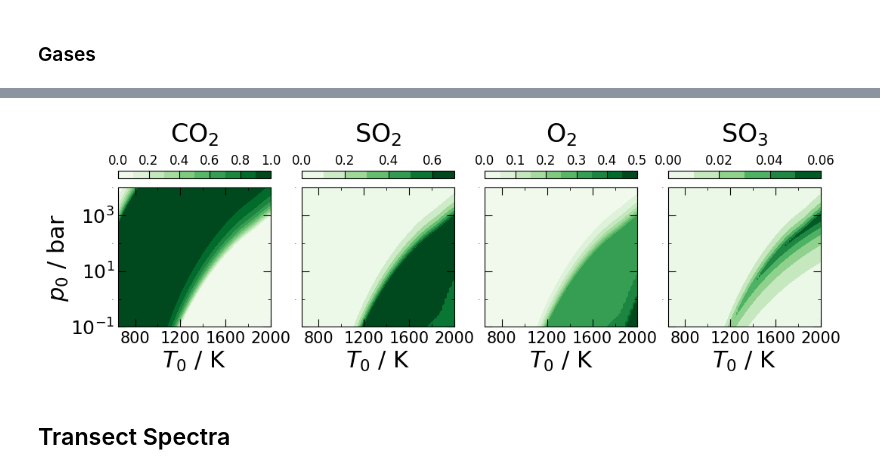
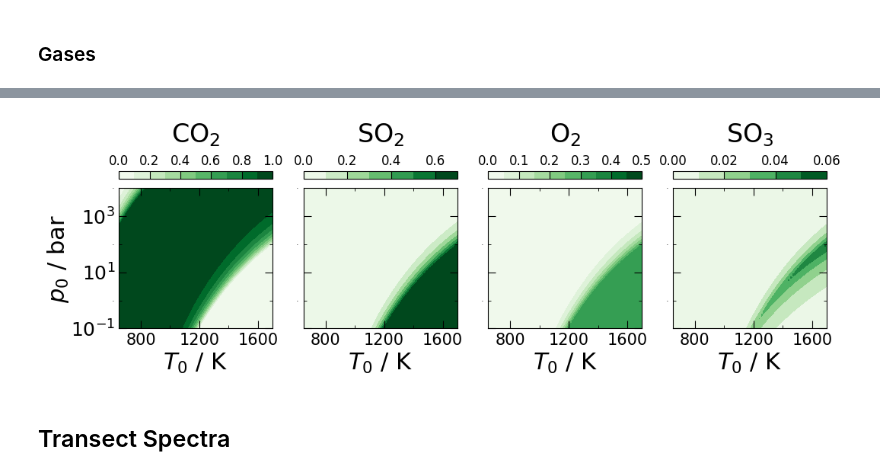
Before and after one commit to xbyrne/sai, a Jupyter notebook: _figures_for_paper.ipynb, the cells around one changed output, grey strips where cells are left out. Drawn from its saved outputs; the diff is of its cells as text; code cells hidden in the pictures.

```diff
--- a/_figures_for_paper.ipynb
+++ b/_figures_for_paper.ipynb
@@ -106,10 +106,6 @@ for i, (ax, gallerand, nb, lvl) in enumerate(zip(axs.ravel(), gallerands, nbs, l
    if gallerand+'[l]' in cond_mf_df.columns:
       mf += myutils.squarsh(cond_mf_df, gallerand+'[l]')
    ax.set_title(myutils.chemlatex(gallerand), y=1.28, fontsize=24)
-   ax.set_xticks([800,1200,1600,2000])
-   ax.set_xticks([1000,1400,1800], minor=True)
-   ax.set_yscale('log')
-   ax.set_yticks([1,1e2,1e4], minor=True)
    ax.tick_params(axis='both', which='minor', direction='in',
                   labelsize=0, size=3,
                   top=True, right=True)
@@ -122,11 +118,17 @@ for i, (ax, gallerand, nb, lvl) in enumerate(zip(axs.ravel(), gallerands, nbs, l
    cbar.locator = ticker.MaxNLocator(nbins=nb)
    cbar.update_ticks()
    cbar.ax.tick_params(labelsize=12)
+
+   ax.set_xlim([650,1700])
+   ax.set_xticks([800,1200,1600])
+   ax.set_xticks([1000,1400], minor=True)
+   ax.set_yscale('log')
+   ax.set_yticks([1,1e2,1e4], minor=True)
+   ax.set_xlabel(r'$T_0$ / K', fontsize=22)
    if i!=0:
       ax.set_yticklabels([])
    else:
       ax.set_ylabel(r'$p_0$ / bar', labelpad=0, fontsize=22)
-   ax.set_xlabel(r'$T_0$ / K', fontsize=22)
    ax.tick_params(axis='x', which='major', labelsize=15)
 
 ax = axs[0]
@@ -159,41 +152,43 @@ vmr_df.head()
 # %%
 fg, axs = plt.subplots(1,4, figsize=(12,3),
                        gridspec_kw={'wspace':.2}
                        )
 gallerands = [
    'CO2','SO2','O2','SO3'
 ]
 nbs = [6,4,6,3]
 lvls = [10,7,10,6]
 for i, (ax, gallerand, nb, lvl) in enumerate(zip(axs, gallerands, nbs, lvls)):
    vmr = myutils.squarsh(vmr_df, gallerand)
    ax.set_title(myutils.chemlatex(gallerand), y=1.28, fontsize=24)
-   ax.set_xticks([800,1200,1600,2000])
-   ax.set_xticks([1000,1400,1800], minor=True)
-   ax.set_yscale('log')
-   ax.set_yticks([1,1e2,1e4], minor=True)
-   ax.tick_params(axis='both', which='minor', direction='in',
-                  labelsize=0, size=3,
-                  top=True, right=True)
    contf = ax.contourf(
       T_K, p_bar, vmr,
       vmin=0, vmax=np.max(vmr),
       levels=lvl, cmap=cm.Greens
    )
    cbar = fg.colorbar(contf, ax=ax, location='top')
    cbar.locator = ticker.MaxNLocator(nbins=nb)
    cbar.update_ticks()
    cbar.ax.tick_params(labelsize=12)
+
+   ax.set_xticks([800,1200,1600])
+   ax.set_xticks([1000,1400], minor=True)
+   ax.set_yscale('log')
+   ax.set_yticks([1,1e2,1e4], minor=True)
+   ax.tick_params(axis='both', which='minor', direction='in',
+                  labelsize=0, size=3,
+                  top=True, right=True)
+   ax.set_xlim(650,1700)
    if i!=0:
       ax.set_yticklabels([])
    else:
       ax.set_ylabel(r'$p_0$ / bar', labelpad=0, fontsize=22)
    ax.set_xlabel(r'$T_0$ / K', fontsize=22)
    ax.tick_params(axis='x', which='major', labelsize=15)
 
 fg.savefig('figures/gas_gallery.eps',format='eps',bbox_inches='tight')
 # %% [output]
-[figure, old version]
+[figure, new version]
 # %% [markdown]
 ## Transect Spectra
 # %%
```
Also changed, not shown: parts of 2 cells of this notebook, 2 other files.
